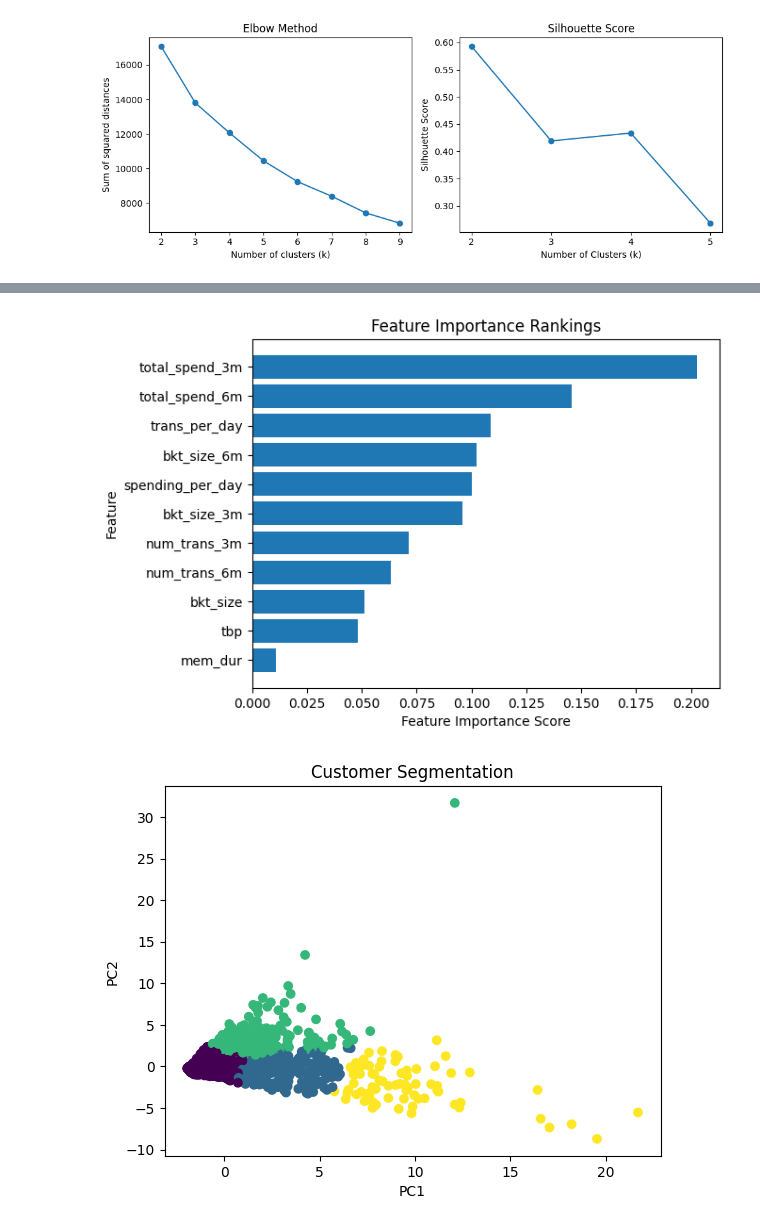
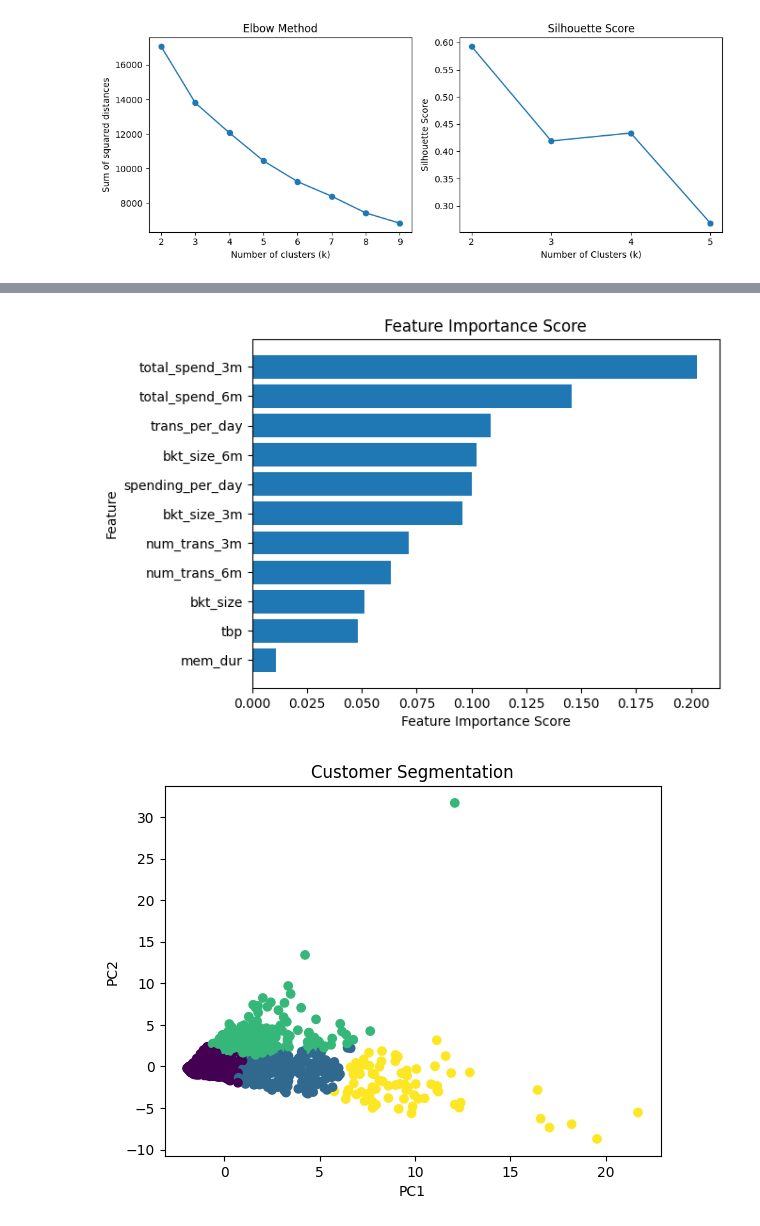
Before and after one commit to terjirapat/MADT8101-Customer-Analytics, a Jupyter notebook: Customer Segmentation/main.ipynb, the cells around one changed output, grey strips where cells are left out. Drawn from its saved outputs; the diff is of its cells as text; code cells hidden in the pictures.

```diff
--- a/Customer Segmentation/main.ipynb
+++ b/Customer Segmentation/main.ipynb
@@ -291,30 +291,30 @@ df_clus.tail(3)
 # %%
 # Create a Random Forest classifier
 clf = RandomForestClassifier(random_state=42)
 
 # Train the classifier on your data
 clf.fit(X, labels)
 
 # Get the feature importance scores
 importance_scores = clf.feature_importances_
 
 # Sort the features based on importance in descending order
 sorted_indices = np.argsort(importance_scores)[::-1]
 
 # # Print the feature rankings
 # for i, idx in enumerate(sorted_indices):
 #     print(f"Rank {i}: Feature {df_clus.columns[idx]}, Importance score: {importance_scores[idx]}")
 
 # Plotting the feature importance
 plt.barh(range(len(sorted_indices)), importance_scores[sorted_indices], align='center')
 plt.yticks(range(len(sorted_indices)), [df_clus.columns[idx+1] for idx in sorted_indices])
 plt.xlabel('Feature Importance Score')
 plt.ylabel('Feature')
-plt.title('Feature Importance Rankings')
+plt.title('Feature Importance Score')
 plt.gca().invert_yaxis()  # Invert y-axis to have the highest importance on top
 plt.show()
 # %% [output]
-[figure, old version]
+[figure, new version]
 # %%
 # Perform PCA
 pca = PCA(n_components=2)
```
Also changed, not shown: parts of 1 cell of this notebook, 1 other file.
